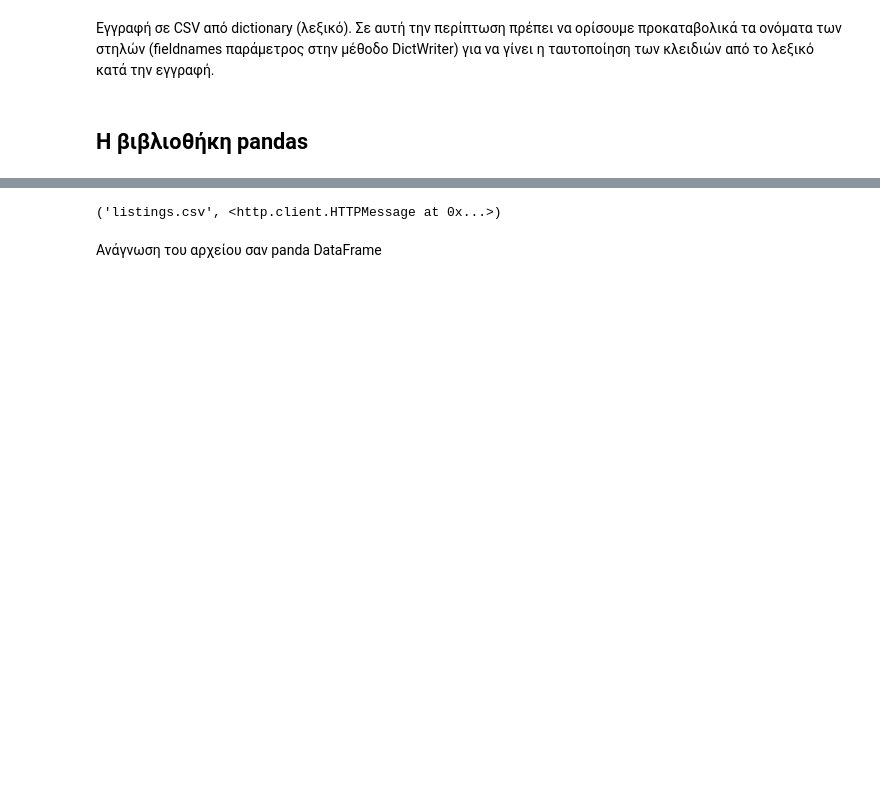
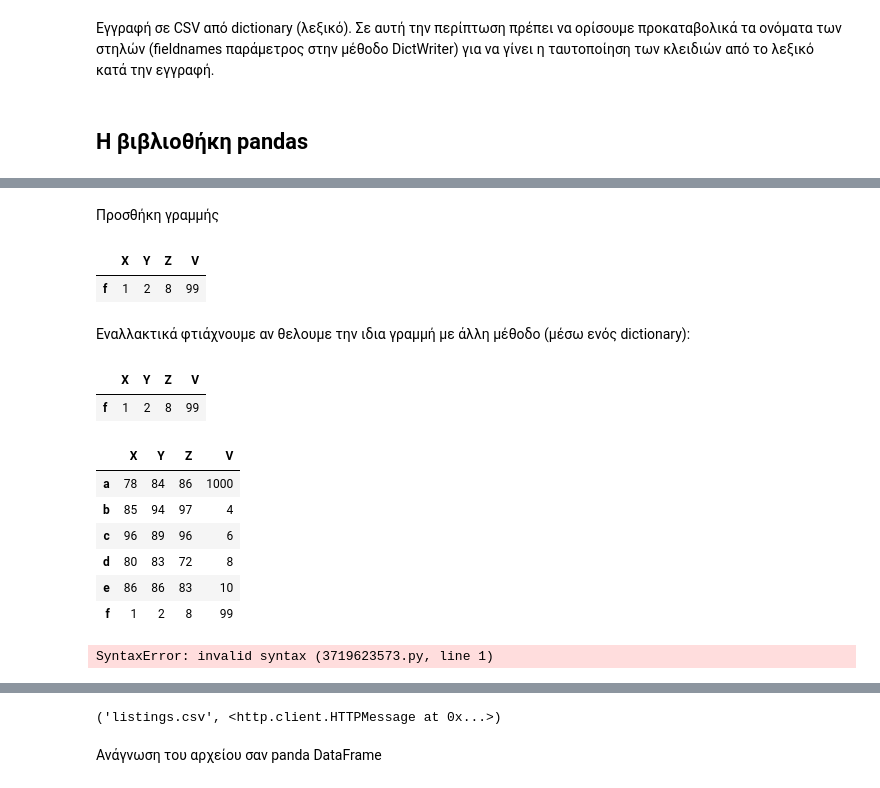
Before and after one commit to kokkytos/programming, a Jupyter notebook: _build/jupyter_execute/notebooks/Lesson_8.ipynb, the cells around one changed output, grey strips where cells are left out. Saved outputs shown, nothing was run; the diff lists cells and outputs as text; code cells hidden in the pictures; blank space fills up the shorter version.

```diff
--- a/_build/jupyter_execute/notebooks/Lesson_8.ipynb
+++ b/_build/jupyter_execute/notebooks/Lesson_8.ipynb
@@ -185,0 +214,2 @@ with open('employee_file2.csv', mode='w') as csv_file:
+# %%
+index = pd.Index(list('abcde'))
@@ -185,0 +218,2 @@ with open('employee_file2.csv', mode='w') as csv_file:
+# %%
+df = df.set_index(index)
@@ -185,0 +251,3 @@ with open('employee_file2.csv', mode='w') as csv_file:
+# %%
+df.at['a', 'V'] = 1000
+df
@@ -185,0 +261,37 @@ with open('employee_file2.csv', mode='w') as csv_file:
+# %% [markdown]
+Προσθήκη γραμμής
+# %%
+# Νεα γραμμή σαν dataframe
+
+row_df = pd.DataFrame([ pd.Series([1,2,8,99])], index = ["f"])
+row_df.columns =['X', 'Y', 'Z', 'V']
+row_df
+# %% [output]
+|  | X | Y | Z | V |
+| f | 1 | 2 | 8 | 99 |
+# %% [markdown]
+Εναλλακτικά φτιάχνουμε αν θελουμε την ιδια γραμμή με άλλη μέθοδο (μέσω ενός dictionary):
+# %%
+my_dictionary = {'X': [1], 'Y': [2],'Z': [8], 'V': [99]}
+row_df = pd.DataFrame.from_dict(my_dictionary)
+row_df = row_df.set_index(pd.Index(['f']))
+row_df
+# %% [output]
+|  | X | Y | Z | V |
+| f | 1 | 2 | 8 | 99 |
+# %%
+# Συννένωση
+df1 = pd.concat([df,row_df],ignore_index=False)
+df1
+# %% [output]
+|  | X | Y | Z | V |
+| a | 78 | 84 | 86 | 1000 |
+| b | 85 | 94 | 97 | 4 |
+| c | 96 | 89 | 96 | 6 |
+| d | 80 | 83 | 72 | 8 |
+| e | 86 | 86 | 83 | 10 |
+| f | 1 | 2 | 8 | 99 |
+# %%
+Αντιμετάθεση στηλών και γραμμών (transpose)
+# %% [output]
+SyntaxError: invalid syntax (3719623573.py, line 1)
```
Also changed, not shown: parts of 19 cells of this notebook, 25 other files.
